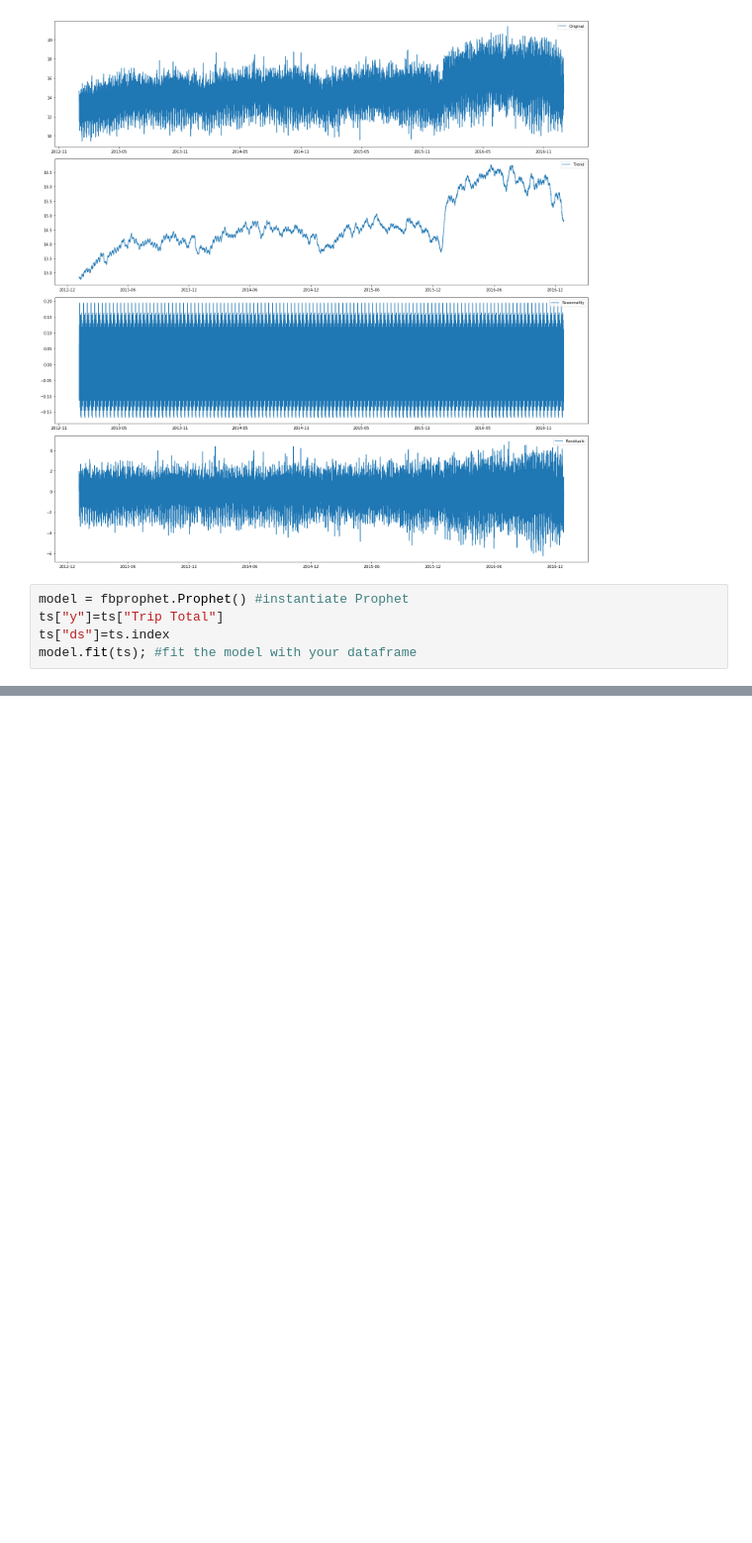
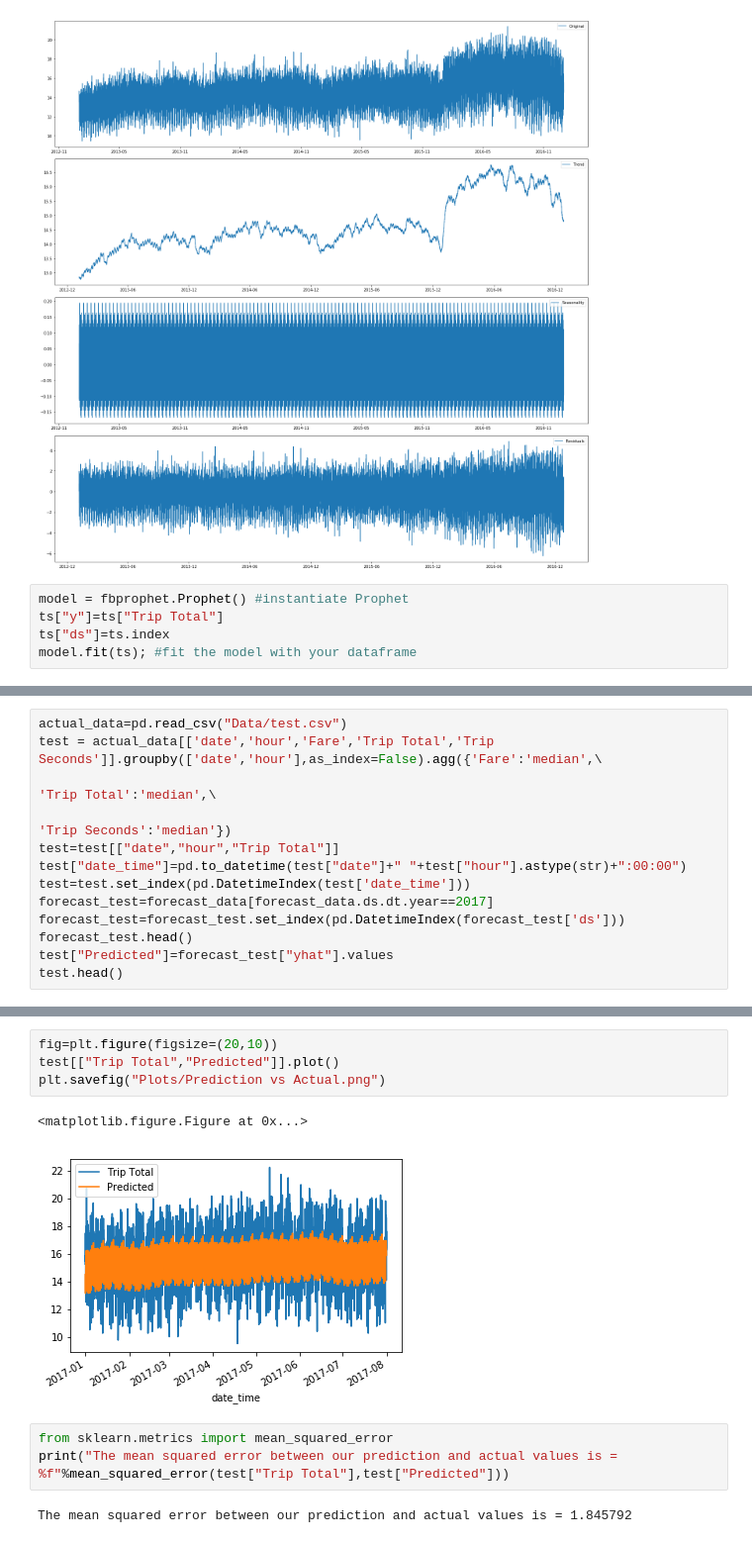
Before and after one commit to vineetgarg93/Chi-Town-Analytica, a Jupyter notebook: TSA.ipynb, the cells around one changed output, grey strips where cells are left out. Shown at 99% size. Cells and saved outputs as stored; diff of their text form; blank space fills up the shorter version.

```diff
--- a/TSA.ipynb
+++ b/TSA.ipynb
@@ -166 +166,14 @@ forecast_data.head()
 5 rows × 22 columns
+# %%
+actual_data=pd.read_csv("Data/test.csv")
+test = actual_data[['date','hour','Fare','Trip Total','Trip Seconds']].groupby(['date','hour'],as_index=False).agg({'Fare':'median',\
+                                                                                              'Trip Total':'median',\
+                                                                                              'Trip Seconds':'median'})
+test=test[["date","hour","Trip Total"]]
+test["date_time"]=pd.to_datetime(test["date"]+" "+test["hour"].astype(str)+":00:00")
+test=test.set_index(pd.DatetimeIndex(test['date_time']))
+forecast_test=forecast_data[forecast_data.ds.dt.year==2017]
+forecast_test=forecast_test.set_index(pd.DatetimeIndex(forecast_test['ds']))
+forecast_test.head()
+test["Predicted"]=forecast_test["yhat"].values
+test.head()
@@ -166,0 +188,12 @@ forecast_data.head()
+# %%
+fig=plt.figure(figsize=(20,10))
+test[["Trip Total","Predicted"]].plot()
+plt.savefig("Plots/Prediction vs Actual.png")
+# %% [output]
+<matplotlib.figure.Figure at 0x...>
+[figure, added]
+# %%
+from sklearn.metrics import mean_squared_error
+print("The mean squared error between our prediction and actual values is = %f"%mean_squared_error(test["Trip Total"],test["Predicted"]))
+# %% [output]
+The mean squared error between our prediction and actual values is = 1.845792
```
Also changed, not shown: parts of 4 cells of this notebook, 3 other files.
